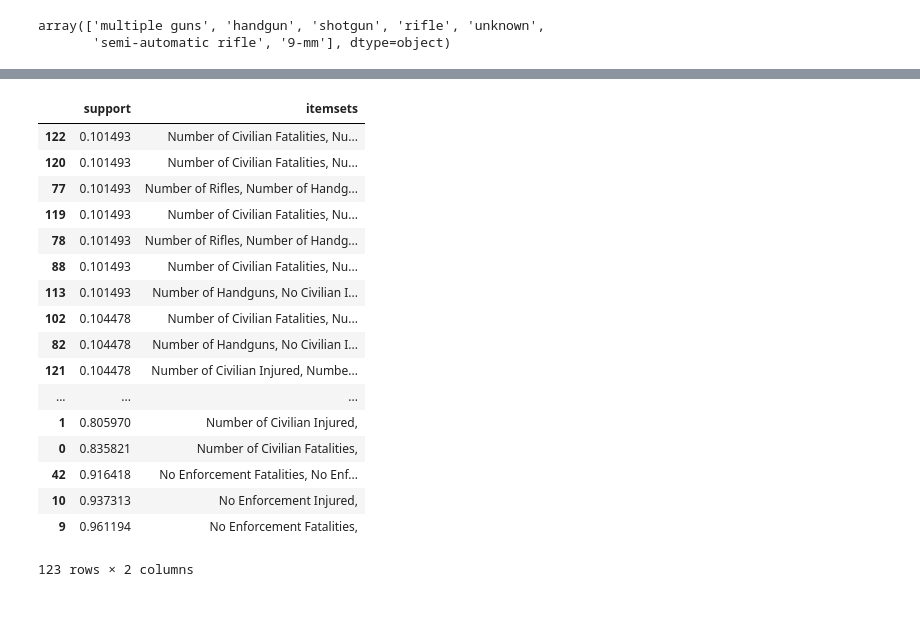
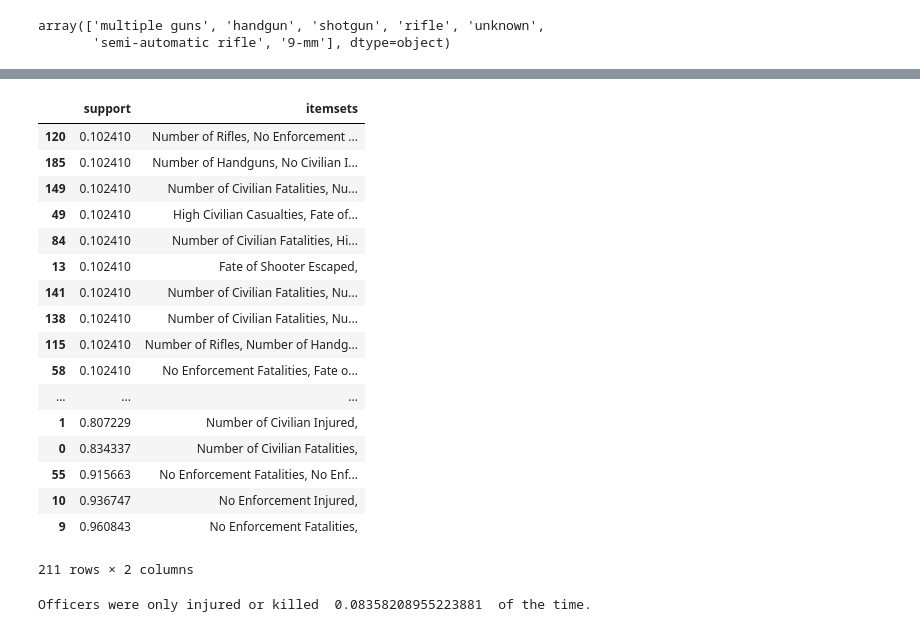
Before and after one commit to SpencerNorris/MSA, a Jupyter notebook: MSA Analysis.ipynb, the cells around one changed output, grey strips where cells are left out. Saved outputs shown, nothing was run; the diff lists cells and outputs as text; code cells hidden in the pictures.

Commit message:
added fate of shooter to marketbasket

```diff
--- a/MSA Analysis.ipynb
+++ b/MSA Analysis.ipynb
@@ -96,3 +96,6 @@ cleaned_shooters['Number of Handguns'].replace('2 (1)', 0, inplace=True)
 cleaned_shooters['Number of Shotguns'] = pd.to_numeric(cleaned_shooters['Number of Shotguns']) > 0
 cleaned_shooters['Number of Rifles'] = pd.to_numeric(cleaned_shooters['Number of Rifles']) > 0
 cleaned_shooters['Number of Handguns'] = pd.to_numeric(cleaned_shooters['Number of Handguns']) > 0
+# %%
+#Clean fate of shooter results
+cleaned_shooters['Fate of Shooter'].replace('Custody / Escaped', 'Custody/Escaped', inplace=True)
@@ -99,3 +109,9 @@ cleaned_shooters['Number of Handguns'] = pd.to_numeric(cleaned_shooters['Number
+# %%
+#Drop the three where we don't know the fate of the shooter
+cleaned_shooters = cleaned_shooters.loc[
+    (~cleaned_shooters['Fate of Shooter'].isnull()) &
+    ~(cleaned_shooters['Fate of Shooter'] == 'FALSE')
+]
 # %%
 #We'll iterate over our desired features and flatten them s.t.
 #each unique value has a column, and if the incident has that value
@@ -122,10 +138,13 @@ marketbasket['No Enforcement Injured'] = ~marketbasket['Number of Enforcement In
 
 ##TODO: Need to finish generating the rest of the dataframe by expanding out unique values across columns
 desired_features = [
-    'Military Experience',
-    'Number of En'
+    'Fate of Shooter'
 ]
 
+for feature in desired_features:
+    for val in cleaned_shooters[feature].unique():
+        marketbasket[feature + ' ' + val] = (cleaned_shooters[feature] == val)
+
 marketbasket
 # %% [output]
 A value is trying to be set on a copy of a slice from a DataFrame.
@@ -168,26 +191,33 @@ from mlxtend.frequent_patterns import apriori
 from mlxtend.frequent_patterns import association_rules
 apriori_res = apriori(marketbasket, min_support=0.1, use_colnames=True)
 # %%
-apriori_res['itemsets'] = apriori_res['itemsets'].apply(lambda x: ''.join(e + ', ' for e in x))
+#Create display copy of apriori results
+apriori_res_display = apriori_res.copy(deep=True)
+apriori_res_display['itemsets'] = apriori_res_display['itemsets'].apply(lambda x: ''.join(e + ', ' for e in x))
 # %%
 pd.options.display.max_colwidth = 300
-apriori_res.sort_values('support')
+apriori_res_display.sort_values('support')
 # %% [output]
 |  | support | itemsets |
-| 122 | 0.101493 | Number of Civilian Fatalities, Nu... |
-| 120 | 0.101493 | Number of Civilian Fatalities, Nu... |
-| 77 | 0.101493 | Number of Rifles, Number of Handg... |
-| 119 | 0.101493 | Number of Civilian Fatalities, Nu... |
-| 78 | 0.101493 | Number of Rifles, Number of Handg... |
-| 88 | 0.101493 | Number of Civilian Fatalities, Nu... |
-| 113 | 0.101493 | Number of Handguns, No Civilian I... |
-| 102 | 0.104478 | Number of Civilian Fatalities, Nu... |
-| 82 | 0.104478 | Number of Handguns, No Civilian I... |
-| 121 | 0.104478 | Number of Civilian Injured, Numbe... |
+| 120 | 0.102410 | Number of Rifles, No Enforcement ... |
+| 185 | 0.102410 | Number of Handguns, No Civilian I... |
+| 149 | 0.102410 | Number of Civilian Fatalities, Nu... |
+| 49 | 0.102410 | High Civilian Casualties, Fate of... |
+| 84 | 0.102410 | Number of Civilian Fatalities, Hi... |
+| 13 | 0.102410 | Fate of Shooter Escaped, |
+| 141 | 0.102410 | Number of Civilian Fatalities, Nu... |
+| 138 | 0.102410 | Number of Civilian Fatalities, Nu... |
+| 115 | 0.102410 | Number of Rifles, Number of Handg... |
+| 58 | 0.102410 | No Enforcement Fatalities, Fate o... |
 | ... | ... | ... |
-| 1 | 0.805970 | Number of Civilian Injured, |
-| 0 | 0.835821 | Number of Civilian Fatalities, |
-| 42 | 0.916418 | No Enforcement Fatalities, No Enf... |
-| 10 | 0.937313 | No Enforcement Injured, |
-| 9 | 0.961194 | No Enforcement Fatalities, |
+| 1 | 0.807229 | Number of Civilian Injured, |
+| 0 | 0.834337 | Number of Civilian Fatalities, |
+| 55 | 0.915663 | No Enforcement Fatalities, No Enf... |
+| 10 | 0.936747 | No Enforcement Injured, |
+| 9 | 0.960843 | No Enforcement Fatalities, |
-123 rows × 2 columns
+211 rows × 2 columns
+# %%
+num_officers_not_targeted = len(shooters.loc[(shooters['Number of Enforcement Fatalities'] == 0) & (shooters['Number of Enforcement Injured'] == 0)])
+print("Officers were only injured or killed ", float(len(shooters) - num_officers_not_targeted) / float (len(shooters)), " of the time.")
+# %% [output]
+Officers were only injured or killed  0.08358208955223881  of the time.
```
Also changed, not shown: parts of 8 cells of this notebook.
